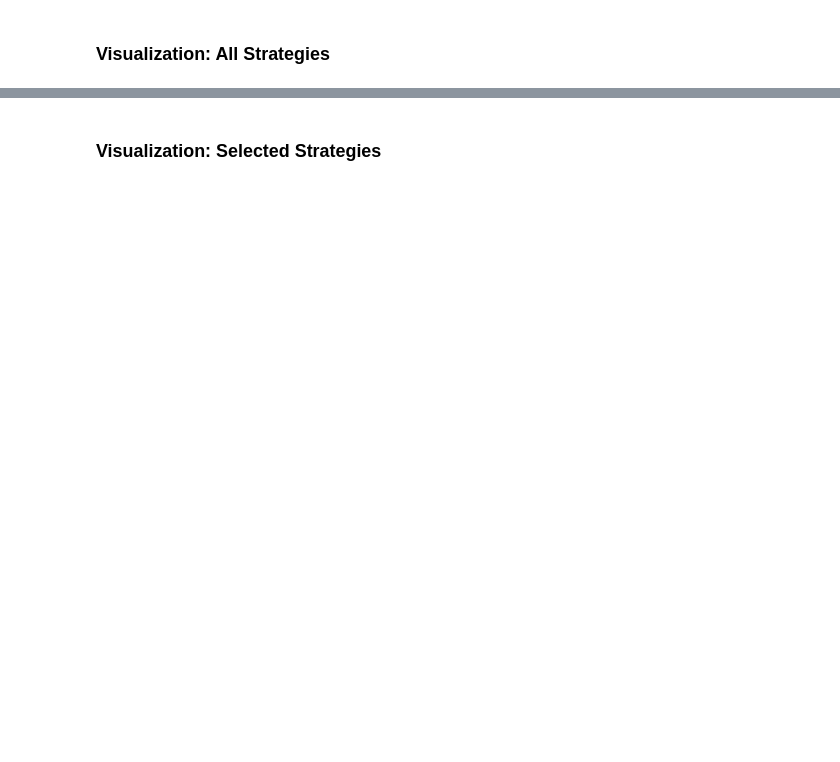
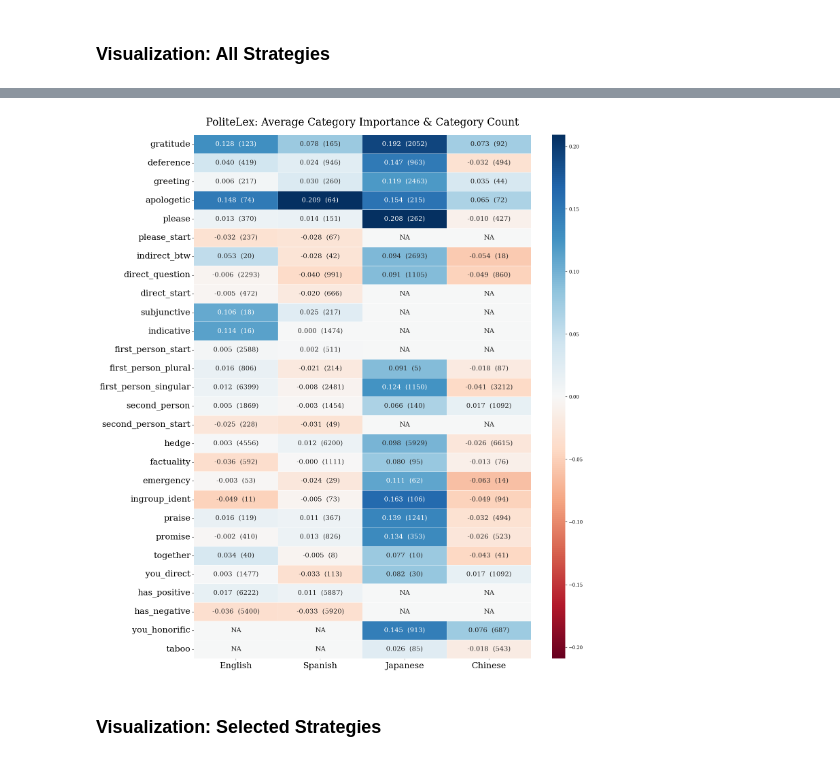
Before and after one commit to shreyahavaldar/multilingual_politeness, a Jupyter notebook: analysis/apply_lexica.ipynb, the cells around one changed output, grey strips where cells are left out. Saved outputs shown, nothing was run; the diff lists cells and outputs as text; code cells hidden in the pictures; blank space fills up the shorter version.

```diff
--- a/analysis/apply_lexica.ipynb
+++ b/analysis/apply_lexica.ipynb
@@ -282,3 +241,71 @@ Japanese: {'together': 10, 'you_direct': 30, 'first_person_plural': 5}
+# %%
+import seaborn as sns
+import matplotlib.pyplot as plt
+
+#get average of sentence lengths for all languages
+en_lengths_avg = np.average([len(x[0]) for x in shap_en])
+es_lengths_avg = np.average([len(x[0]) for x in shap_es])
+zh_lengths_avg = np.average([len(x[0]) for x in shap_zh])
+ja_lengths_avg = np.average([len(x[0]) for x in shap_ja])
+
+en_values = strategies_english.copy()
+es_values = strategies_spanish.copy()
+zh_values = strategies_chinese.copy()
+ja_values = strategies_japanese.copy()
+
+en_counts = strategies_english_raw[1]
+es_counts = strategies_spanish_raw[1]
+zh_counts = strategies_chinese_raw[1]
+ja_counts = strategies_japanese_raw[1]
+
+all_keys = set(list(en_values.keys()) + list(es_values.keys()) + list(zh_values.keys()) + list(ja_values.keys()))
+for key in all_keys:
+    if(key not in en_values.keys()):
+        en_values[key] = 0
+        en_counts[key] = 0
+    if(key not in es_values.keys()):
+        es_values[key] = 0
+        es_counts[key] = 0
+    if(key not in zh_values.keys()):
+        zh_values[key] = 0
+        zh_counts[key] = 0
+    if(key not in ja_values.keys()):
+        ja_values[key] = 0
+        ja_counts[key] = 0
+
+df = pd.DataFrame([en_values, es_values, ja_values, zh_values],
+                   index=["English", "Spanish", "Japanese", "Chinese"])
+
+value_to_label_map = {}
+for key in en_values.keys():
+    to_iterate = [en_values, es_values, ja_values, zh_values]
+    counts_to_iterate = [en_counts, es_counts, ja_counts, zh_counts]
+    for idx, _ in enumerate(to_iterate):
+        val = to_iterate[idx][key]
+        count = counts_to_iterate[idx][key]
+        #format val to string with 3 sig figs
+        val_string = "{:.3f}".format(val)
+        count_string = "{:.0f}".format(count)
+        label = val_string + "  (" + count_string + ")"
+        value_to_label_map[val] = label
+
+labels = (df.T).applymap(lambda v: 'NA' if v == 0 else value_to_label_map[v])
+plt.rcParams['font.family'] = 'serif'
+plt.figure(figsize=(16, 20))
+plt.title("PoliteLex: Average Category Importance & Category Count", fontsize=22, pad=20)
+sns.heatmap(df.T, annot=labels,
+            cmap="RdBu",
+            vmin=-np.max(df.max()) ,
+            vmax=np.max(df.max()),
+            annot_kws={"size": 14, 'verticalalignment': 'center', 'horizontalalignment': 'left'},
+            cbar_kws={'aspect': 40},
+            linewidths=0.5,
+            fmt = '')
+plt.xticks(fontsize=18)
+plt.yticks(fontsize=18)
+plt.show()
+# %% [output]
+[figure, added]
 # %% [markdown]
 ### Visualization: Selected Strategies
 # %%
```
Also changed, not shown: parts of 8 cells of this notebook, 26 other files.
